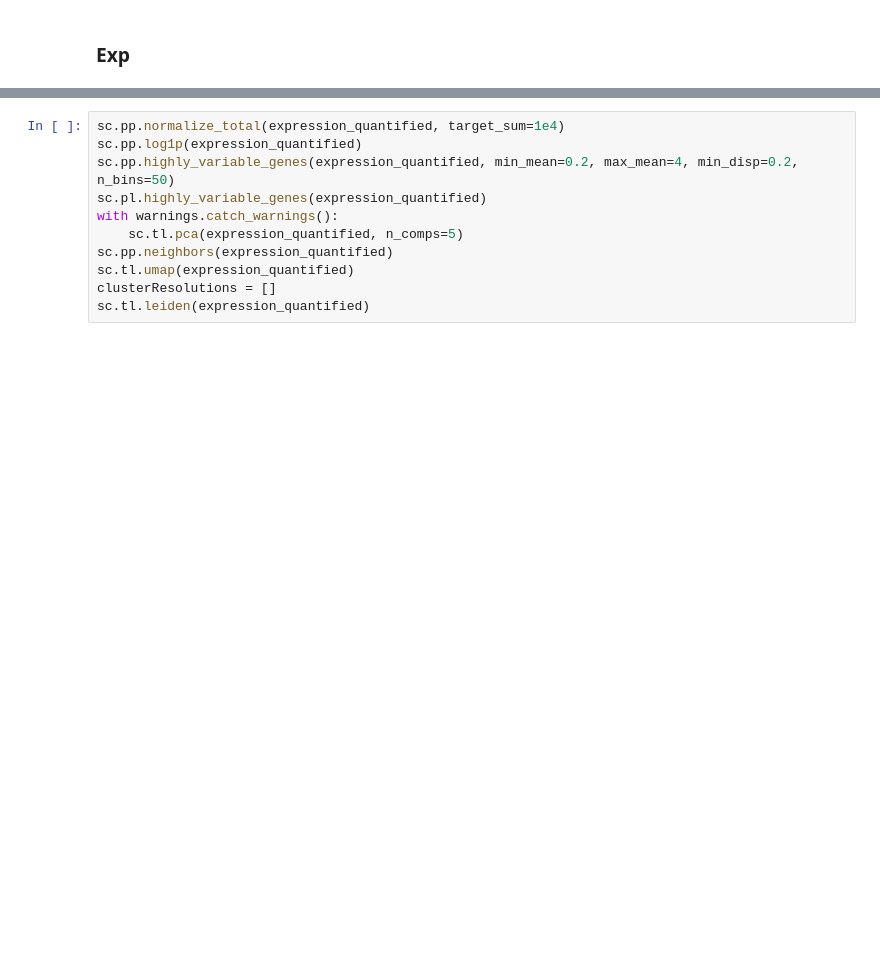
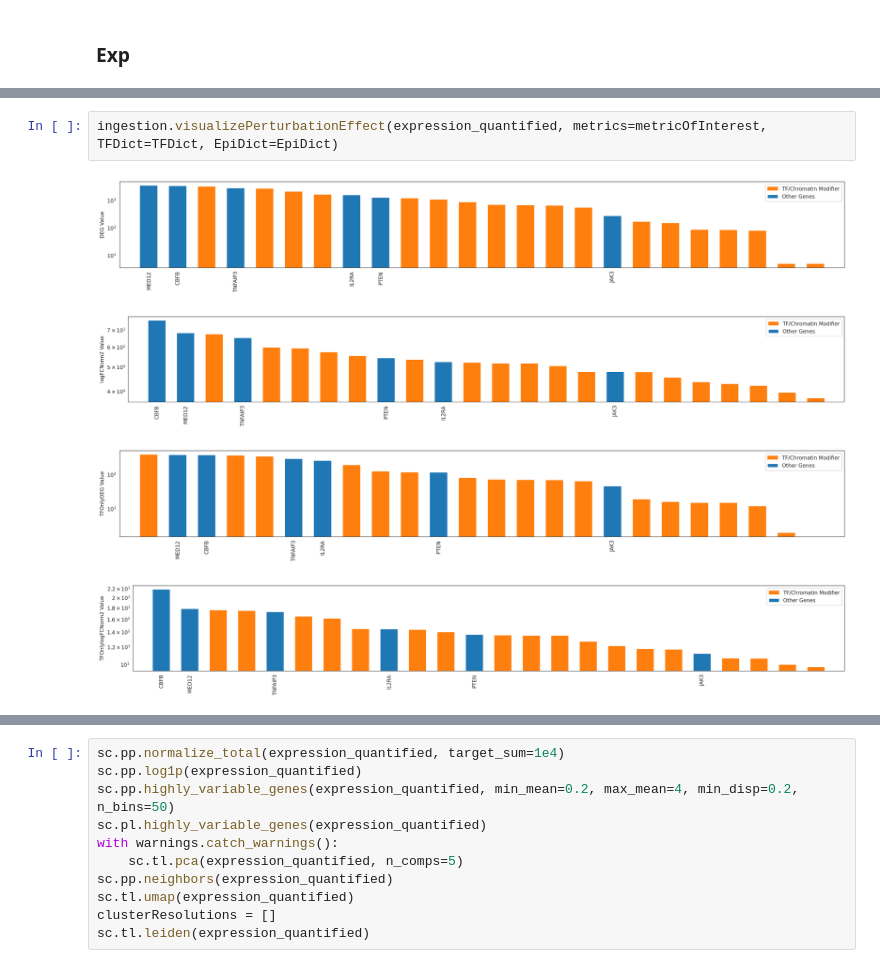
Before and after one commit to ekernf01/perturbation_data, a Jupyter notebook: setup/freimer.ipynb, the cells around one changed output, grey strips where cells are left out. Saved outputs shown, nothing was run; the diff lists cells and outputs as text; blank space fills up the shorter version.

```diff
--- a/setup/freimer.ipynb
+++ b/setup/freimer.ipynb
@@ -196,0 +277,7 @@ expression_quantified.obs[ "pearsonCorr"] = correlations[1]
+# %%
+ingestion.visualizePerturbationEffect(expression_quantified, metrics=metricOfInterest, TFDict=TFDict, EpiDict=EpiDict)
+# %% [output]
+[figure, added]
+[figure, added]
+[figure, added]
+[figure, added]
```
Also changed, not shown: parts of 20 cells of this notebook, 6 other files.
